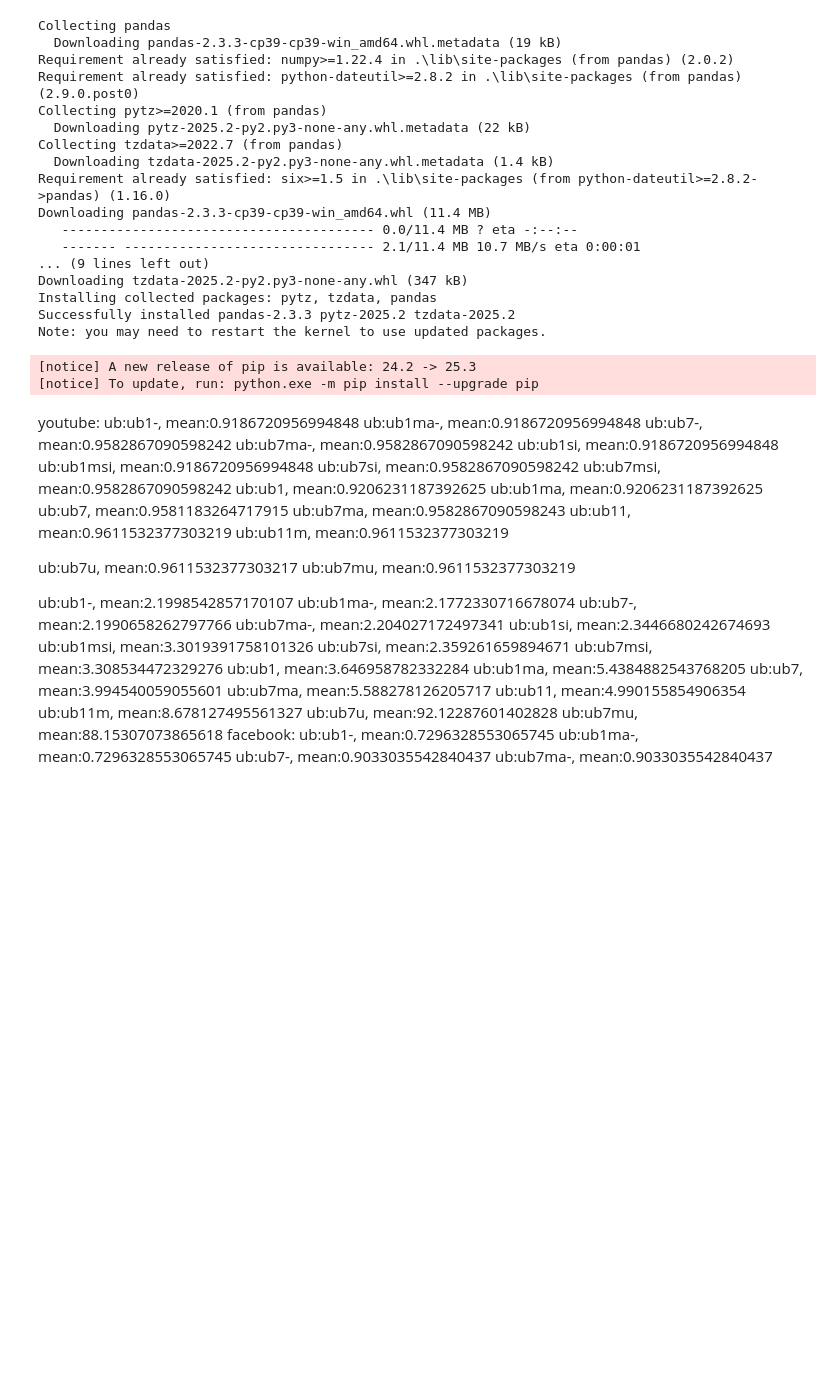
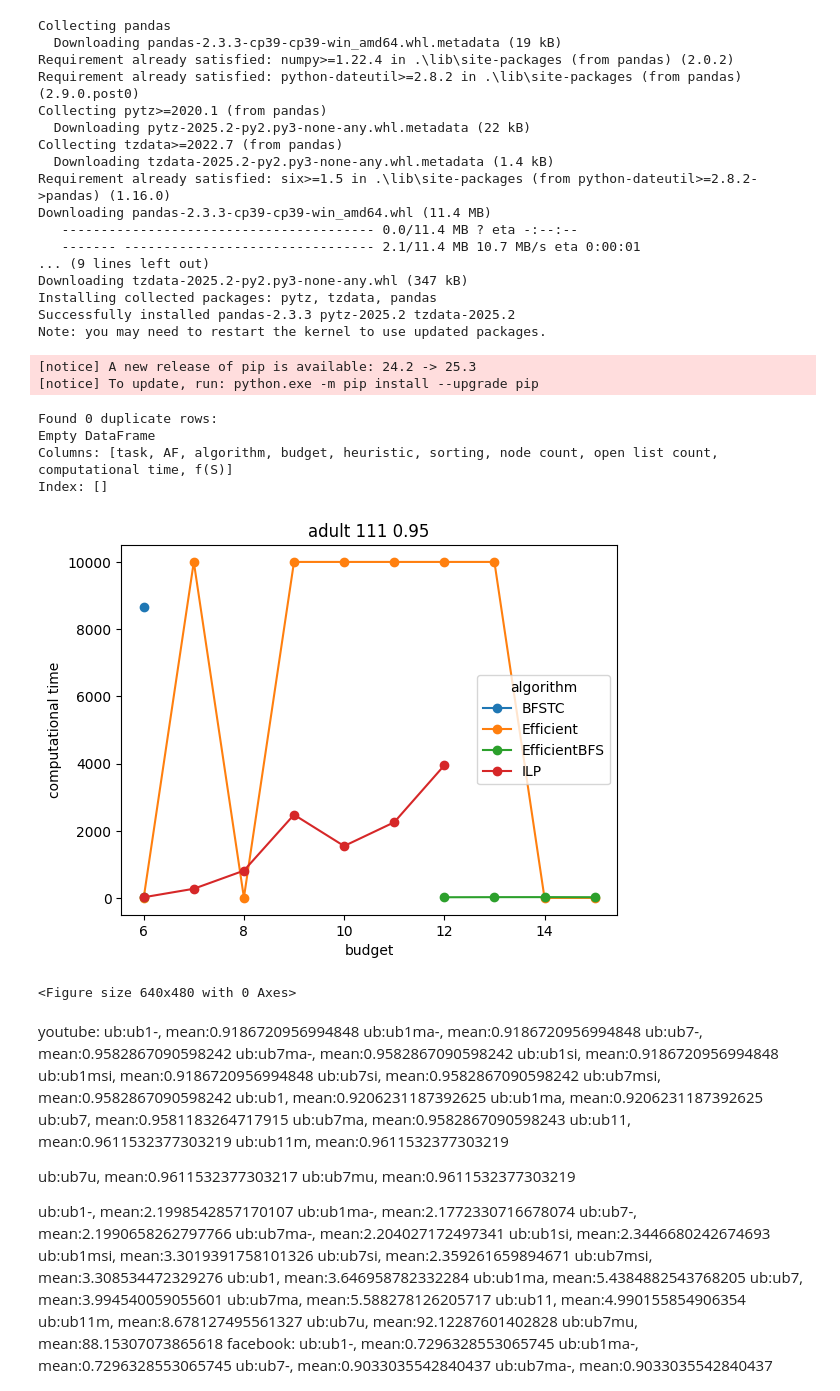
Before and after one commit to tongch8819/SubOptKnapsack, a Jupyter notebook: notebooks/ploter_search_optimal.ipynb, the cells around one changed output. Cells and saved outputs as stored; diff of their text form; code cells hidden in the pictures; blank space fills up the shorter version.

```diff
--- a/notebooks/ploter_search_optimal.ipynb
+++ b/notebooks/ploter_search_optimal.ipynb
@@ -61,6 +61,8 @@ def get_data(source_dir: str, target_af = 1.0):
             algo, ub, d, budget, af, task = name.strip()[:-5].split('-')
 
             if float(af) == target_af:
+                if algo=='EfficientBFS' and ub == 'ub0':
+                    continue
                 file_path = os.path.join(source_dir, name)
                 with open(file_path, "rb") as rd:
                     kv_data = pickle.load(rd)
@@ -83,41 +85,66 @@ def get_data(source_dir: str, target_af = 1.0):
                         'f(S)': kv_data['f(S)']
                     }
                 )
 
     return res
 
 
-task = 'youtube'
-n = 100
-target_af = 0.9
+task = 'adult'
+n = 111
+target_af = 0.95
 seed = 0
-result_dir = "./result_80"
-archive_dir = "../result/archive-80"
+result_dir = "./result_91_2"
+archive_dir = "../result/archive-91"
 
 algs = [
-     'EfficientBFSNheap',  'EfficientBFSNheapNi', "EfficientBFSNheapN2", "BFSNheap", "BFSTC", "Efficient"
+     'EfficientBFS', 'Efficient', 'ILP', 'BFSTC'
 ]
 
 res = []
 
 source_dir = os.path.join(archive_dir, f"{task}", f"{n}", f"{seed}")
 res  = get_data(source_dir=source_dir, target_af=target_af)
 
 
 df = pd.DataFrame(
     res
 )
 
 filtered_df = df[df['algorithm'].isin(algs)]
-condition1 = (filtered_df['algorithm'] == 'BFSTC') & (filtered_df['ub'] == 'ub0')
-condition2 = filtered_df['algorithm'] 1= 'BFSTC'
+condition1 = ((filtered_df['algorithm'] == 'BFSTC') |  (filtered_df['algorithm'] == 'ILP')) & (filtered_df['heuristic'] == 'ub0')
+condition2 = (filtered_df['algorithm'] != 'BFSTC') & (filtered_df['algorithm'] != 'ILP')
+
+
 filtered_df = filtered_df[condition1 | condition2]
+filtered_df = filtered_df[filtered_df['budget'].isin(range(6, 16, 1))]
 
 
 filtered_df = filtered_df.sort_values(by=['budget', 'algorithm'], ascending=True)
 
 html_path = os.path.join(result_dir, f"{task}_{n}_{seed}_{target_af}.html")
 filtered_df.to_html(html_path)
+
+# This prints every row that has a twin elsewhere in the data
+duplicates = filtered_df[filtered_df.duplicated(subset=['algorithm', 'budget'], keep=False)]
+
+print(f"Found {len(duplicates)} duplicate rows:")
+print(duplicates.sort_values(by=list(filtered_df.columns))) # Sorting helps you see them side-by-side
+
+pivot_df = filtered_df.pivot(index='budget', columns='algorithm', values='computational time')
+
+# Plotting all columns (algorithms) on the same axes
+pivot_df.plot(kind='line', marker='o')
+
+plt.ylabel('computational time')
+plt.title(f'{task} {n} {target_af}')
+plt.savefig(os.path.join(result_dir, f"{task}_{n}_{target_af}.jpg"), format='jpg', bbox_inches='tight')
+# %% [output]
+Found 0 duplicate rows:
+Empty DataFrame
+Columns: [task, AF, algorithm, budget, heuristic, sorting, node count, open list count, computational time, f(S)]
+Index: []
+[figure, added]
+<Figure size 640x480 with 0 Axes>
 # %% [markdown]
 youtube:
 ub:ub1-, mean:0.9186720956994848
```
Also changed, not shown: 12 other files.
